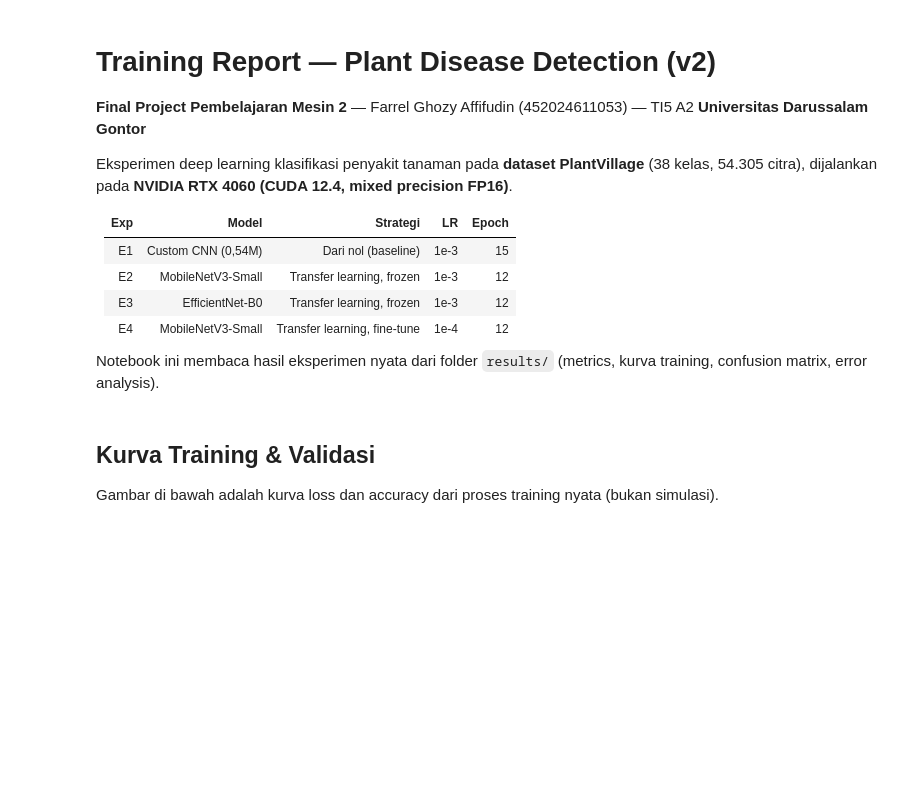
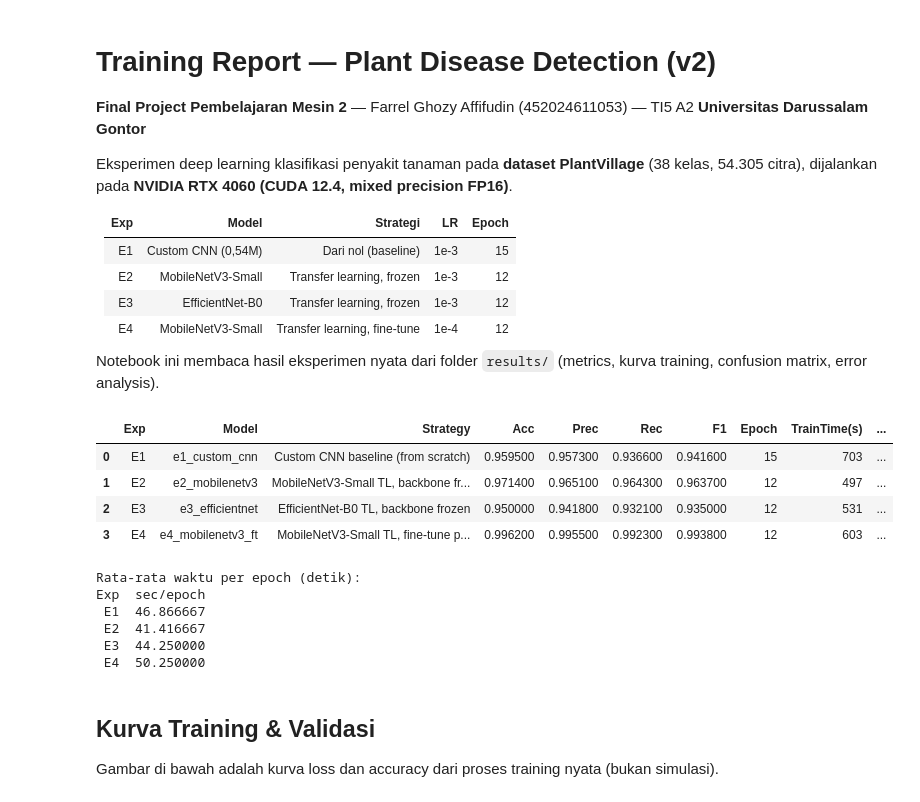
Before and after one commit to FarrelGhozy/TI5A2_452024611053_PembelanganMesin2_FarrelGhozy, a Jupyter notebook: v2/results/training_report.ipynb, the cells around one changed output. Cells and saved outputs as stored; diff of their text form; code cells hidden in the pictures; blank space fills up the shorter version.

Commit message:
fix(v2): jalankan training_report.ipynb — output nyata tersimpan (541KB, 0 error)

```diff
--- a/v2/results/training_report.ipynb
+++ b/v2/results/training_report.ipynb
@@ -17,30 +17,47 @@ Notebook ini membaca hasil eksperimen nyata dari folder `results/` (metrics, kur
 # %%
 import json, os, glob
 import numpy as np
 import pandas as pd
 import matplotlib.pyplot as plt
 import matplotlib.image as mpimg
 from IPython.display import display, Image
 
-RESULTS = 'results'  # folder relatif terhadap repo root
+# adaptif: cwd Jupyter/nbconvert = folder notebook (v2/results), fallback ke repo root
+RESULTS = '.'
+if not os.path.isdir(os.path.join(RESULTS, 'e1')):
+    RESULTS = 'results'
+assert os.path.isdir(os.path.join(RESULTS, 'e1')), f'folder e1 tidak ditemukan dari {os.getcwd()}'
+
 rows = []
 for exp in sorted(glob.glob(f'{RESULTS}/e*')):
     name = os.path.basename(exp)
     m = json.load(open(f'{exp}/metrics.json'))
     t = m['test']
     rows.append({
         'Exp': name.upper(), 'Model': m['model'], 'Strategy': m['description'],
         'Acc': round(t['accuracy'], 4), 'Prec': round(t['precision_macro'], 4),
         'Rec': round(t['recall_macro'], 4), 'F1': round(t['f1_macro'], 4),
         'Epoch': m['config']['best_epoch'],
         'TrainTime(s)': round(m['train_seconds']),
         'ParamsTrainable': f"{m['params']['trainable']:,}",
     })
 df = pd.DataFrame(rows)
 display(df.style.highlight_max(subset=['Acc', 'Prec', 'Rec', 'F1'], color='#c8e6c9'))
 print('\nRata-rata waktu per epoch (detik):')
 df['sec/epoch'] = df['TrainTime(s)'] / df['Epoch']
 print(df[['Exp', 'sec/epoch']].to_string(index=False))
+# %% [output]
+|  | Exp | Model | Strategy | Acc | Prec | Rec | F1 | Epoch | TrainTime(s) | ... |
+| 0 | E1 | e1_custom_cnn | Custom CNN baseline (from scratch) | 0.959500 | 0.957300 | 0.936600 | 0.941600 | 15 | 703 | ... |
+| 1 | E2 | e2_mobilenetv3 | MobileNetV3-Small TL, backbone fr... | 0.971400 | 0.965100 | 0.964300 | 0.963700 | 12 | 497 | ... |
+| 2 | E3 | e3_efficientnet | EfficientNet-B0 TL, backbone frozen | 0.950000 | 0.941800 | 0.932100 | 0.935000 | 12 | 531 | ... |
+| 3 | E4 | e4_mobilenetv3_ft | MobileNetV3-Small TL, fine-tune p... | 0.996200 | 0.995500 | 0.992300 | 0.993800 | 12 | 603 | ... |
+Rata-rata waktu per epoch (detik):
+Exp  sec/epoch
+ E1  46.866667
+ E2  41.416667
+ E3  44.250000
+ E4  50.250000
 # %% [markdown]
 ## Kurva Training & Validasi
 Gambar di bawah adalah kurva loss dan accuracy dari proses training nyata (bukan simulasi).
```
Also changed, not shown: parts of 5 cells of this notebook.
